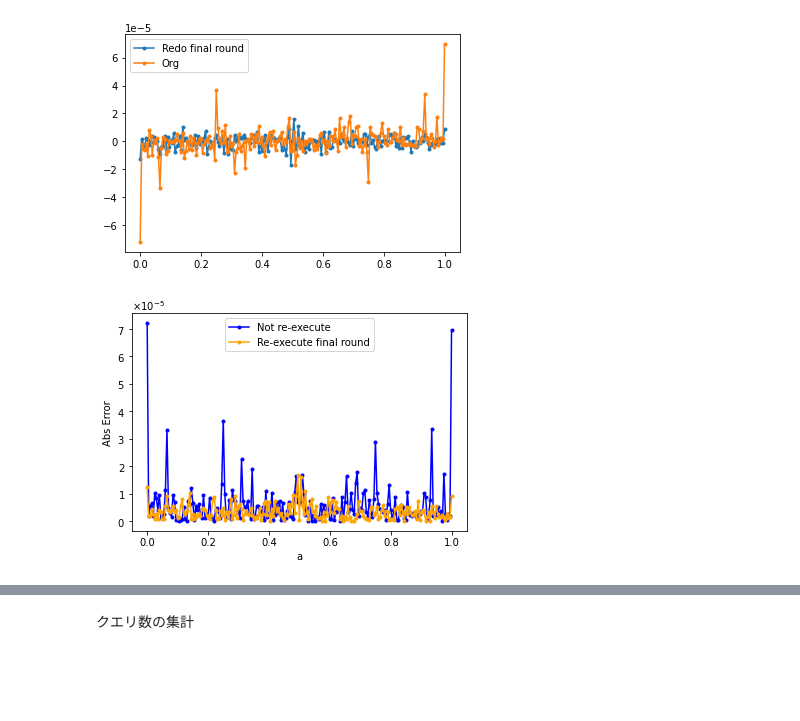
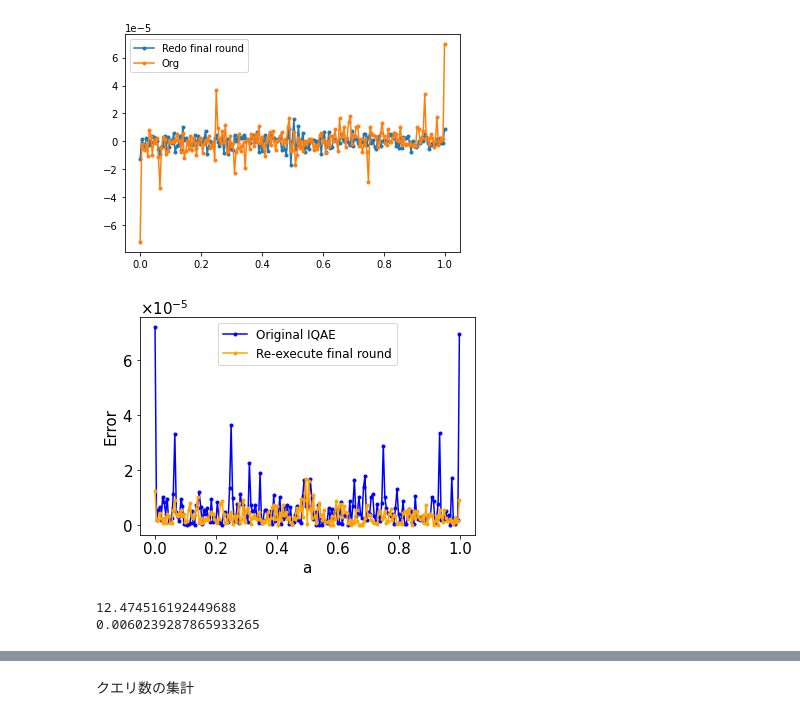
Before and after one commit to Koichi-Miyamoto/QAEErrorVsNShotNGrover, a Jupyter notebook: IQAEBinom_ForVariousPTrue_FinalRoundRedo.ipynb, the cells around one changed output, grey strips where cells are left out. Saved outputs shown, nothing was run; the diff lists cells and outputs as text; code cells hidden in the pictures; blank space fills up the shorter version.

```diff
--- a/IQAEBinom_ForVariousPTrue_FinalRoundRedo.ipynb
+++ b/IQAEBinom_ForVariousPTrue_FinalRoundRedo.ipynb
@@ -264,17 +231,27 @@ plt.show()
 # %% [output]
 [figure]
 # %%
+plt.rcParams["font.size"] = 15
+
 ax = plt.gca()
-plt.plot(ps, np.abs(errAvgsOrg), label="Not re-execute", marker=".", color="b")
+plt.plot(ps, np.abs(errAvgsOrg), label="Original IQAE", marker=".", color="b")
 plt.plot(ps, np.abs(errAvgs), label="Re-execute final round", marker=".", color="orange")
 
 ax.set_xlabel("a")
-ax.set_ylabel("Abs Error")
+ax.set_ylabel("Error")
 
 ax.yaxis.set_major_formatter(ptick.ScalarFormatter(useMathText=True))
 ax.ticklabel_format(style="sci", axis="y", scilimits=(-5,-5))
 
-plt.legend()
+plt.legend(fontsize=12)
 plt.show()
 # %% [output]
-[figure, old version]
+[figure, new version]
+# %%
+avgBiasReduction = np.mean(np.abs(errAvgs) / np.abs(errAvgsOrg))
+minBiasReduction = np.min(np.abs(errAvgs) / np.abs(errAvgsOrg))
+print(avgBiasReduction)
+print(minBiasReduction)
+# %% [output]
+12.474516192449688
+0.0060239287865933265
```
Also changed, not shown: parts of 22 cells of this notebook, 25 other files.
